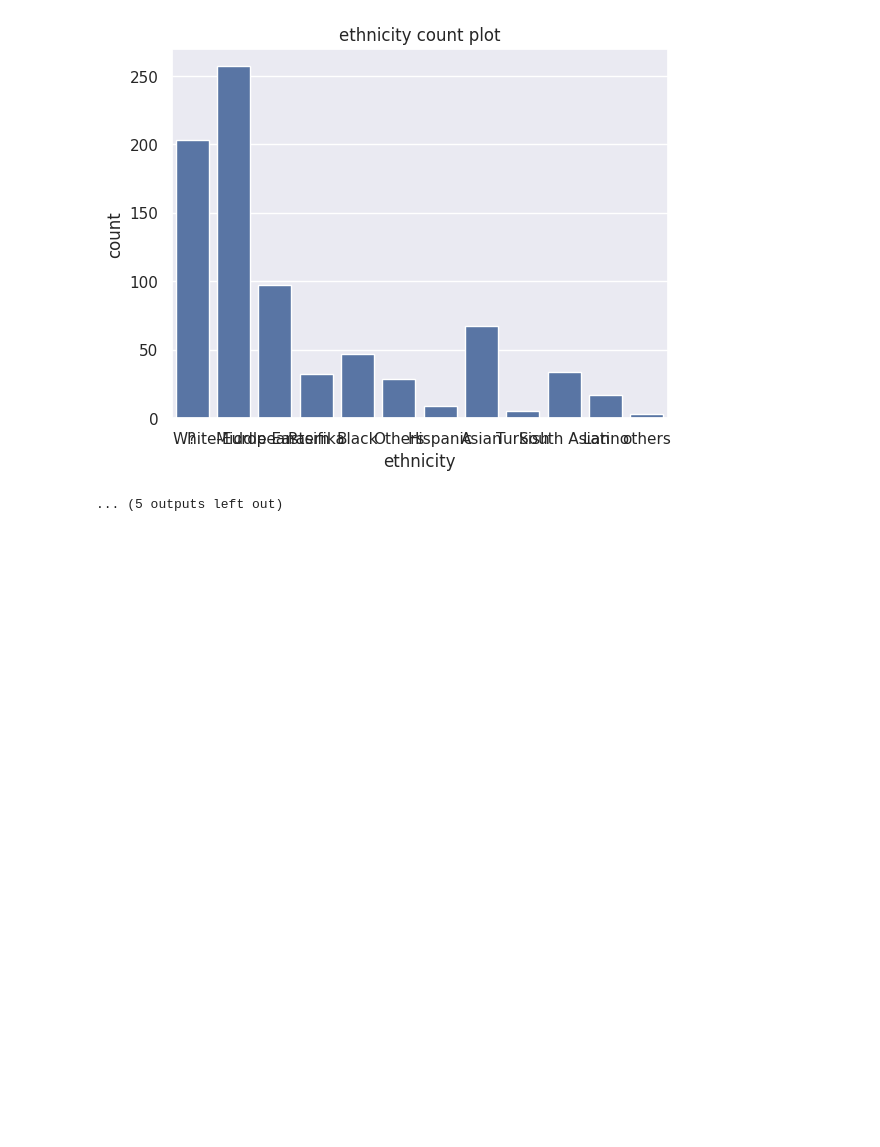
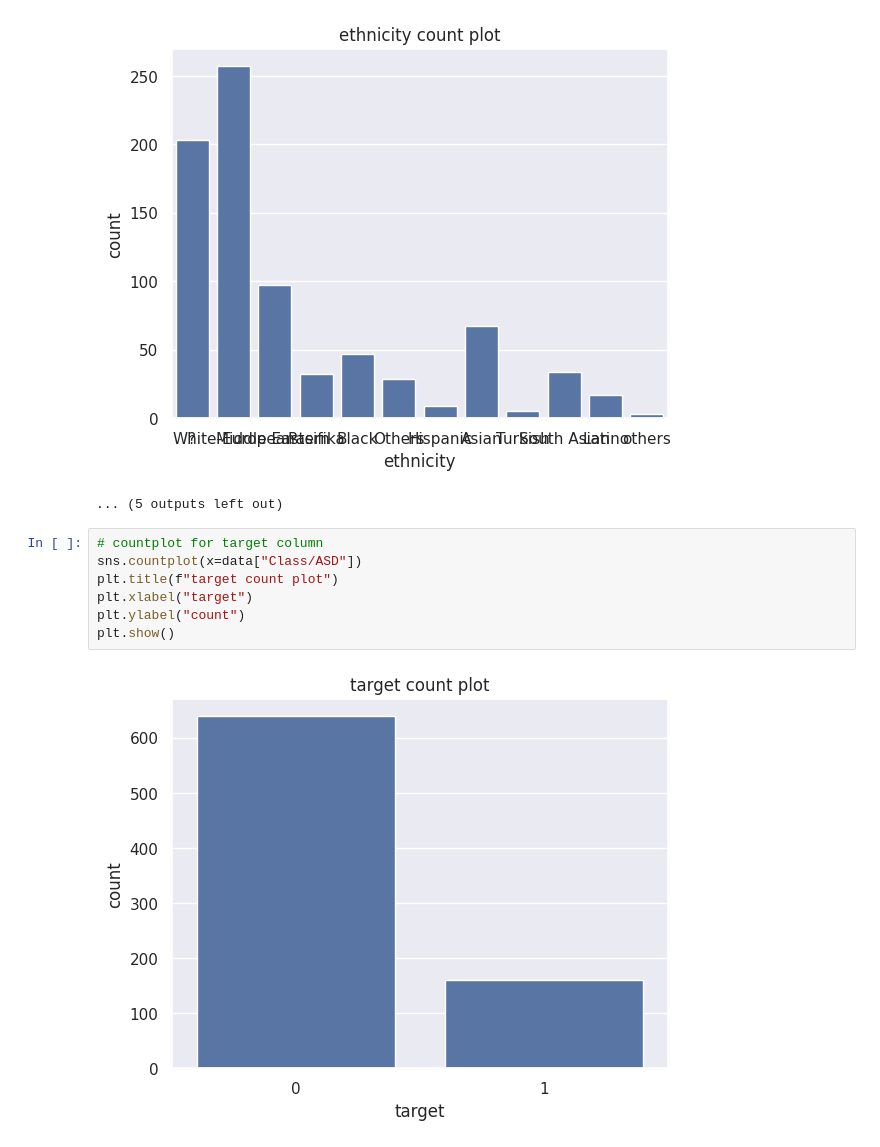
Before and after one commit to kamijoseph/Autism-Model, a Jupyter notebook: notebooks/main.ipynb, the cells around one changed output. Cells and saved outputs as stored; diff of their text form; blank space fills up the shorter version.

Commit message:
targets variables countplot

```diff
--- a/notebooks/main.ipynb
+++ b/notebooks/main.ipynb
@@ -357,3 +357,12 @@ for column in cols_cat:
 [figure]
 [figure]
 ... (5 outputs left out)
+# %%
+# countplot for target column
+sns.countplot(x=data["Class/ASD"])
+plt.title(f"target count plot")
+plt.xlabel("target")
+plt.ylabel("count")
+plt.show()
+# %% [output]
+[figure, added]
```
Also changed, not shown: 1 other file.
